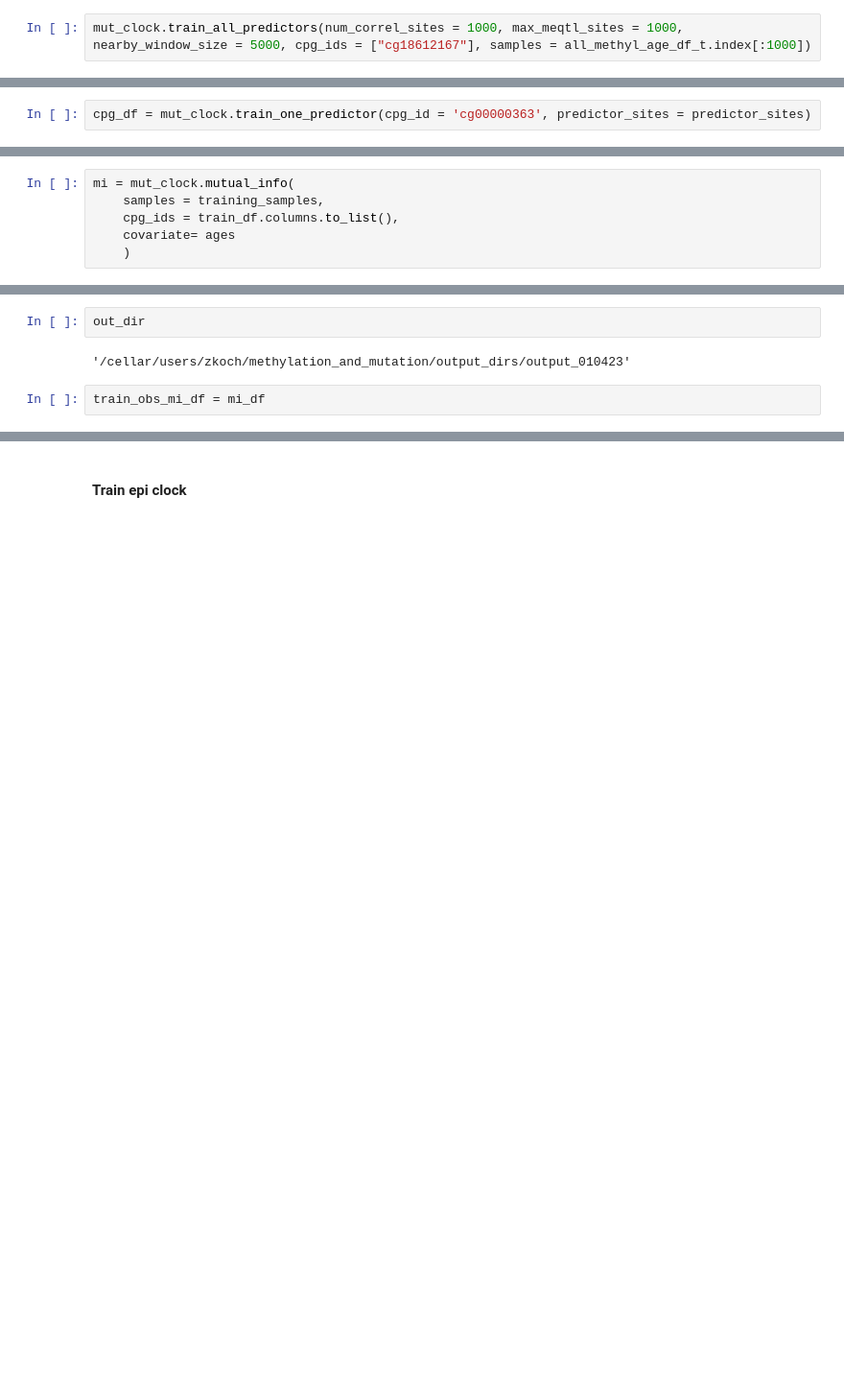
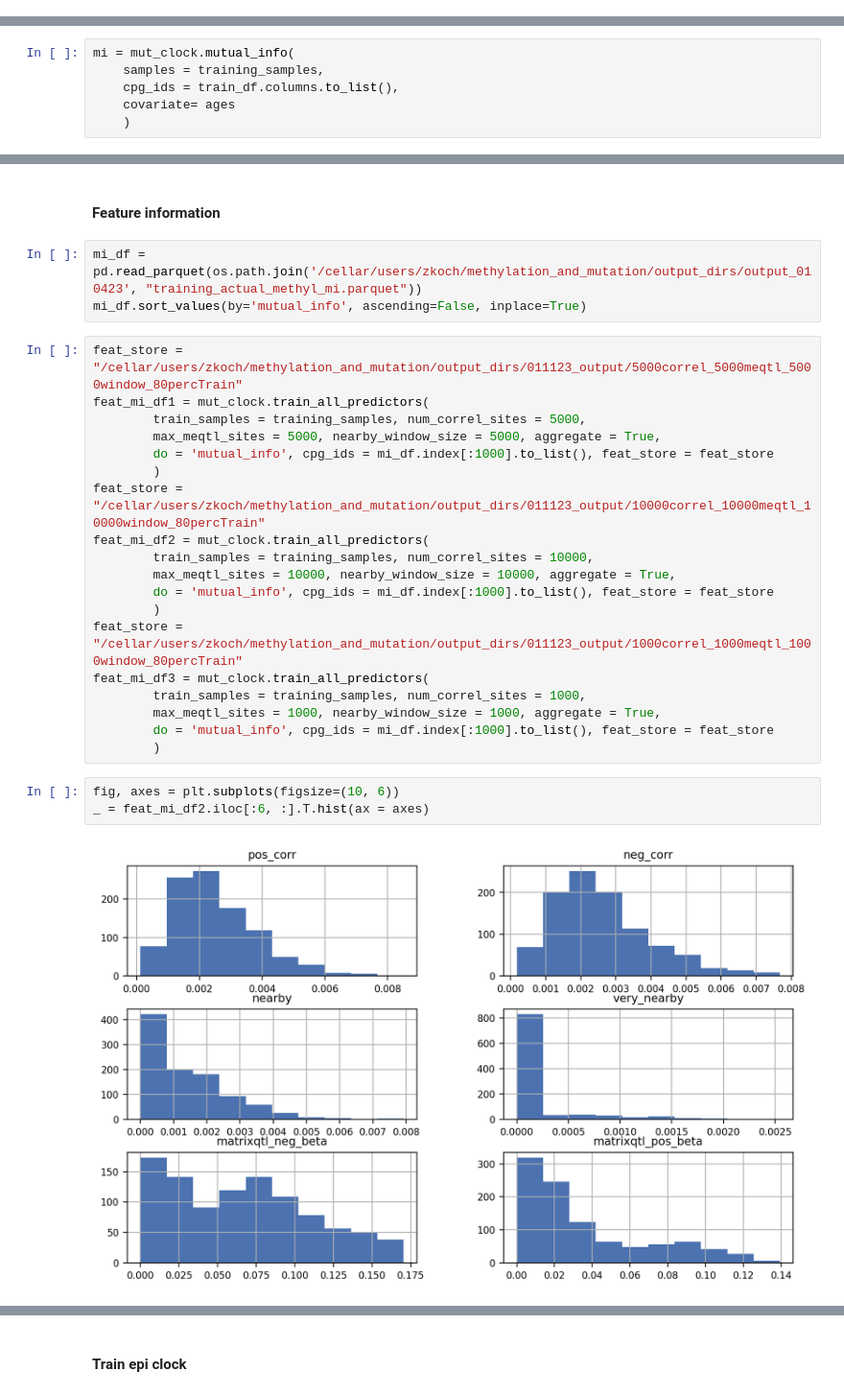
Before and after one commit to zanekoch/methylation_and_mutation, a Jupyter notebook: mut_clock_dev.ipynb, the cells around one changed output, grey strips where cells are left out. Shown at 96% size. Cells and saved outputs as stored; diff of their text form; blank space fills up the shorter version.

Commit message:
feature mutual info calc

```diff
--- a/mut_clock_dev.ipynb
+++ b/mut_clock_dev.ipynb
@@ -301,2 +221,0 @@ mut_clock = somatic_mut_clock.mutationClock(
-# %%
-mut_clock.train_all_predictors(num_correl_sites = 1000, max_meqtl_sites = 1000, nearby_window_size = 5000, cpg_ids = ["cg18612167"], samples = all_methyl_age_df_t.index[:1000])
@@ -394,2 +221,0 @@ predictor_sites = mut_clock.get_predictor_sites(
-# %%
-cpg_df = mut_clock.train_one_predictor(cpg_id = 'cg00000363', predictor_sites = predictor_sites)
@@ -441,6 +238,29 @@ mi_df.to_parquet(os.path.join(out_dir, "training_actual_methyl_mi.parquet"))
-# %%
-out_dir
-# %% [output]
-'/cellar/users/zkoch/methylation_and_mutation/output_dirs/output_010423'
-# %%
-train_obs_mi_df = mi_df
+# %% [markdown]
+#### Feature information
+# %%
+mi_df = pd.read_parquet(os.path.join('/cellar/users/zkoch/methylation_and_mutation/output_dirs/output_010423', "training_actual_methyl_mi.parquet"))
+mi_df.sort_values(by='mutual_info', ascending=False, inplace=True)
+# %%
+feat_store = "/cellar/users/zkoch/methylation_and_mutation/output_dirs/011123_output/5000correl_5000meqtl_5000window_80percTrain"
+feat_mi_df1 = mut_clock.train_all_predictors(
+        train_samples = training_samples, num_correl_sites = 5000,
+        max_meqtl_sites = 5000, nearby_window_size = 5000, aggregate = True,
+        do = 'mutual_info', cpg_ids = mi_df.index[:1000].to_list(), feat_store = feat_store
+        )
+feat_store = "/cellar/users/zkoch/methylation_and_mutation/output_dirs/011123_output/10000correl_10000meqtl_10000window_80percTrain"
+feat_mi_df2 = mut_clock.train_all_predictors(
+        train_samples = training_samples, num_correl_sites = 10000,
+        max_meqtl_sites = 10000, nearby_window_size = 10000, aggregate = True,
+        do = 'mutual_info', cpg_ids = mi_df.index[:1000].to_list(), feat_store = feat_store
+        )
+feat_store = "/cellar/users/zkoch/methylation_and_mutation/output_dirs/011123_output/1000correl_1000meqtl_1000window_80percTrain"
+feat_mi_df3 = mut_clock.train_all_predictors(
+        train_samples = training_samples, num_correl_sites = 1000,
+        max_meqtl_sites = 1000, nearby_window_size = 1000, aggregate = True,
+        do = 'mutual_info', cpg_ids = mi_df.index[:1000].to_list(), feat_store = feat_store
+        )
+# %%
+fig, axes = plt.subplots(figsize=(10, 6))
+_ = feat_mi_df2.iloc[:6, :].T.hist(ax = axes)
+# %% [output]
+[figure, added]
```
Also changed, not shown: parts of 81 cells of this notebook, 2 other files.
